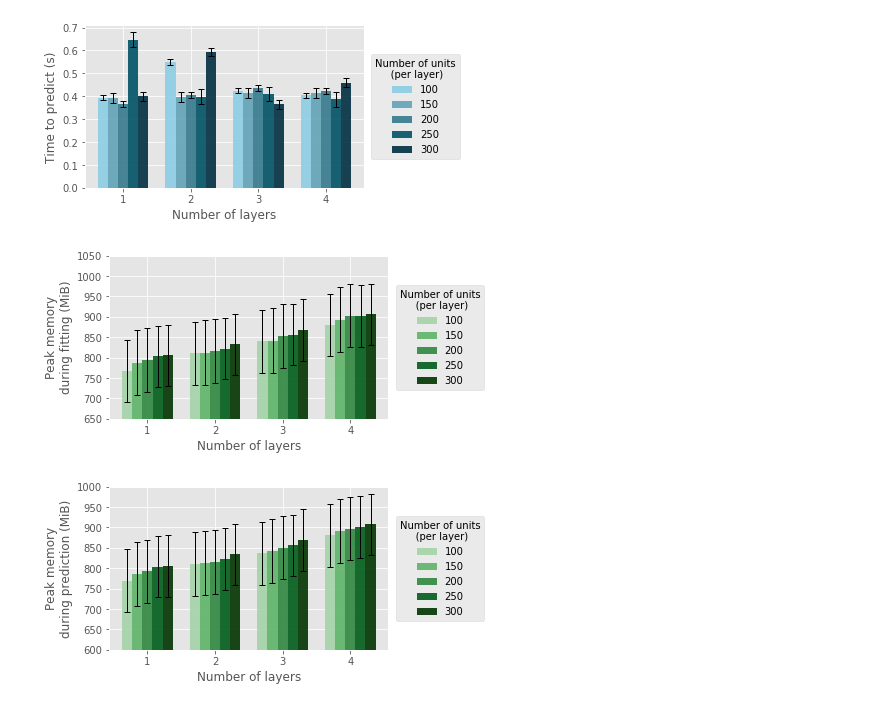
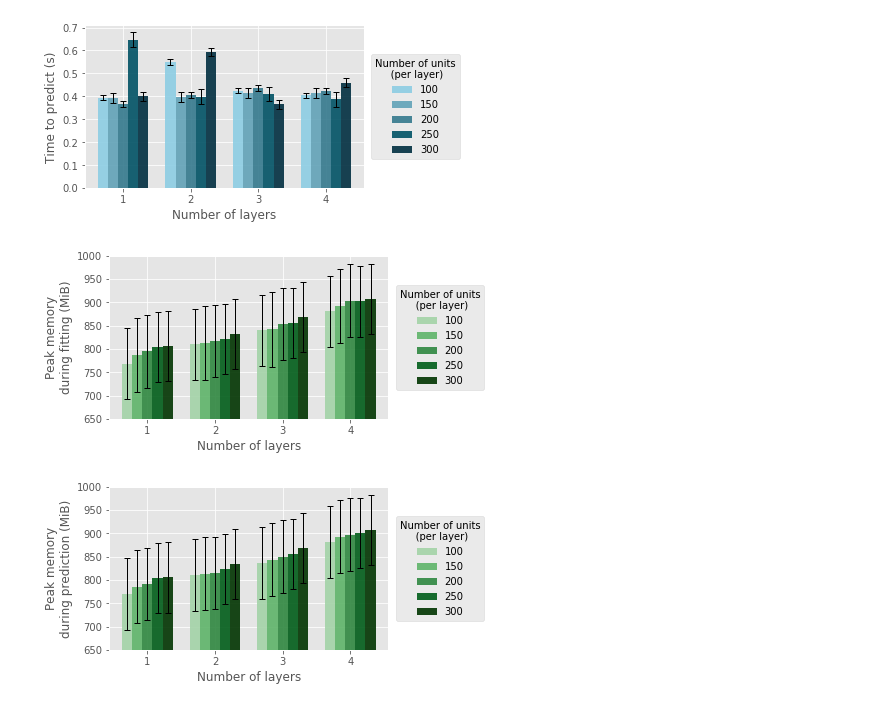
Before and after one commit to eonu/inf4-hons, a Jupyter notebook: notebooks/(Plot) FFNN architecture.ipynb, the cells around one changed output. Cells and saved outputs as stored; diff of their text form; code cells hidden in the pictures.

```diff
--- a/notebooks/(Plot) FFNN architecture.ipynb
+++ b/notebooks/(Plot) FFNN architecture.ipynb
@@ -90,10 +90,10 @@ plot(results, 'time_predict', 'Number of layers', 'Time to predict (s)', figsize
 # %% [output]
 [figure]
 # %%
-plot(results, 'memory_fit', 'Number of layers', 'Peak memory\nduring fitting (MiB)', ylim=(650, 1050), figsize=(5, 3), cmap='g', legend_pos=(1.362, 0.85))
+plot(results, 'memory_fit', 'Number of layers', 'Peak memory\nduring fitting (MiB)', ylim=(650, 1000), figsize=(5, 3), cmap='g', legend_pos=(1.362, 0.85))
 # %% [output]
-[figure, old version]
+[figure, new version]
 # %%
-plot(results, 'memory_predict', 'Number of layers', 'Peak memory\nduring prediction (MiB)', ylim=(600, 1000), figsize=(5, 3), cmap='g', legend_pos=(1.362, 0.85))
+plot(results, 'memory_predict', 'Number of layers', 'Peak memory\nduring prediction (MiB)', ylim=(650, 1000), figsize=(5, 3), cmap='g', legend_pos=(1.362, 0.85))
 # %% [output]
-[figure, old version]
+[figure, new version]
```
Also changed, not shown: 10 other files.
